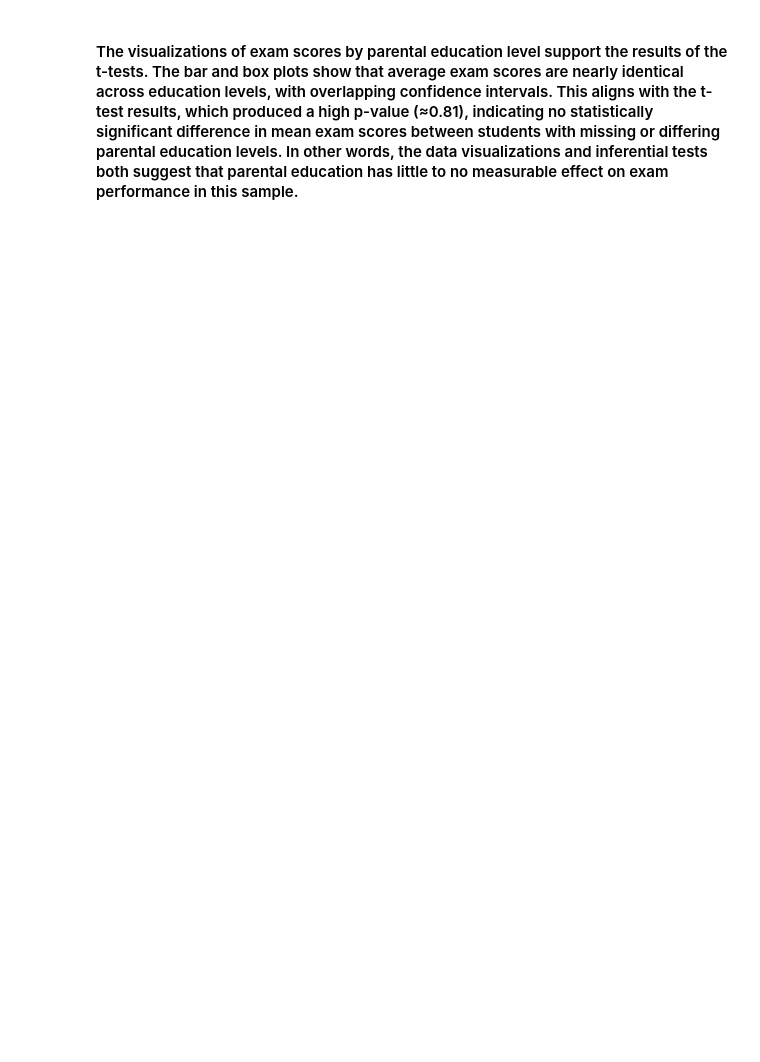
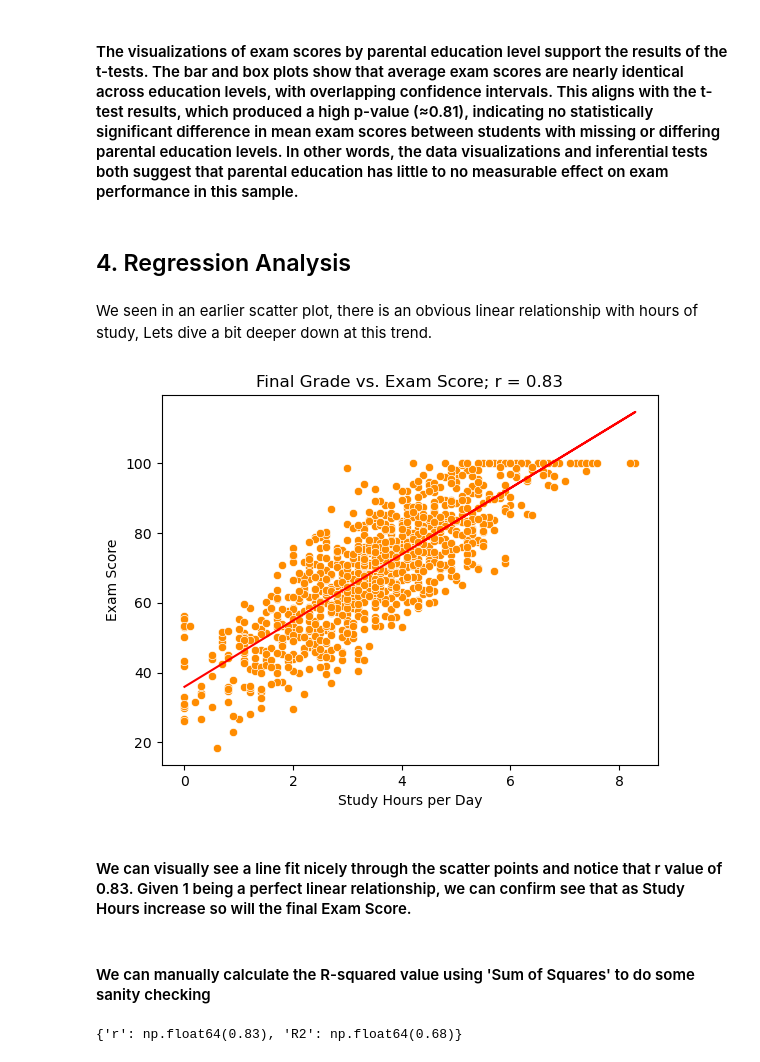
Before and after one commit to USD-AAI-500-Stats-Group-2/Stats500FinalProject, a Jupyter notebook: paul/Data_Analysis.ipynb, the cells around one changed output. Saved outputs shown, nothing was run; the diff lists cells and outputs as text; code cells hidden in the pictures; blank space fills up the shorter version.

```diff
--- a/paul/Data_Analysis.ipynb
+++ b/paul/Data_Analysis.ipynb
@@ -283,2 +263,60 @@ plt.show()
 # %% [markdown]
 #### The visualizations of exam scores by parental education level support the results of the t-tests. The bar and box plots show that average exam scores are nearly identical across education levels, with overlapping confidence intervals. This aligns with the t-test results, which produced a high p-value (≈0.81), indicating no statistically significant difference in mean exam scores between students with missing or differing parental education levels. In other words, the data visualizations and inferential tests both suggest that parental education has little to no measurable effect on exam performance in this sample.
+# %% [markdown]
+## 4. Regression Analysis
+# %% [markdown]
+We seen in an earlier scatter plot, there is an obvious linear relationship with hours of study, Lets dive a bit deeper down at this trend.
+# %%
+x = student_habits['study_hours_per_day']
+y = student_habits['exam_score']
+
+x_bar = x.mean()
+y_bar = y.mean()
+
+sns.scatterplot(x='study_hours_per_day', y='exam_score', data=student_habits, color='darkorange')
+plt.title('Study Hours vs Exam Score')
+plt.xlabel('Study Hours per Day')
+plt.ylabel('Exam Score')
+
+# create best-fit line based on slope-intercept form
+m, b = np.polyfit(x, y, 1)
+plt.plot(x, m*x+b, color = 'red')
+
+# correlation coefficient
+corr = round(np.corrcoef(x, y)[0,1],2)
+plt.title('Final Grade vs. Exam Score;' ' r = ' + "{:.2f}".format(corr))
+plt.show()
+# %% [output]
+[figure, added]
+# %% [markdown]
+#### We can visually see a line fit nicely through the scatter points and notice that r value of 0.83. Given 1 being a perfect linear relationship, we can confirm see that as Study Hours increase so will the final Exam Score.
+# %% [markdown]
+#### We can manually calculate the R-squared value using 'Sum of Squares' to do some sanity checking
+# %%
+def compute_r_r2(x, y, round_to=3):
+    x = np.asarray(x)
+    y = np.asarray(y)
+
+    # Fit line (slope and intercept)
+    m, b = np.polyfit(x, y, 1)
+
+    # Predicted values
+    y_pred = m * x + b
+    y_bar = y.mean()
+
+    # Sum of squares
+    SS_res = np.sum((y - y_pred)**2)
+    SS_tot = np.sum((y - y_bar)**2)
+
+    # R² and r
+    R2 = 1 - (SS_res / SS_tot)
+    r = np.sqrt(R2) if m > 0 else -np.sqrt(R2)  # sign matches slope
+
+    return {
+        'r': round(r, round_to),
+        'R2': round(R2, round_to)
+    }
+
+compute_r_r2(x, y, round_to=2)
+# %% [output]
+{'r': np.float64(0.83), 'R2': np.float64(0.68)}
```
Also changed, not shown: parts of 37 cells of this notebook, 1 other file.
